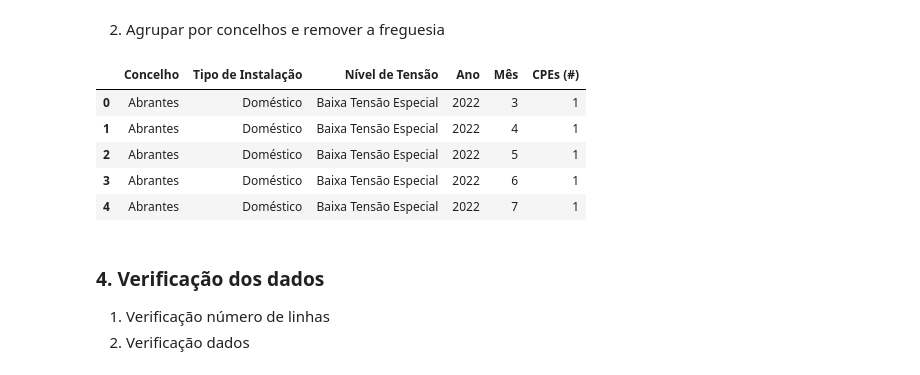
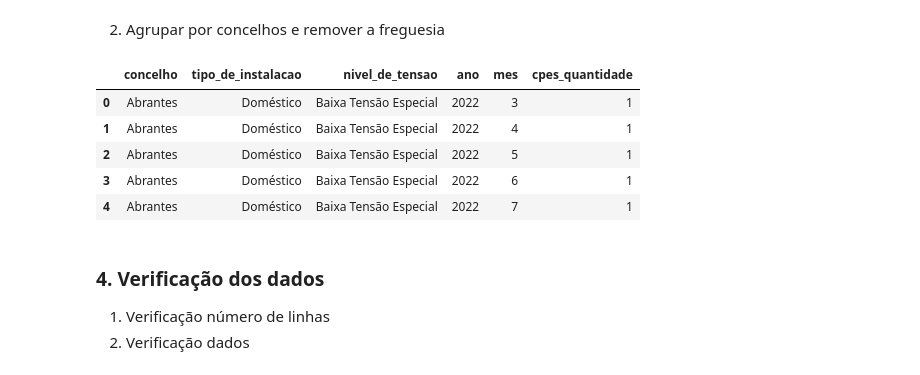
Before and after one commit to kreativermario/Projeto-DECD, a Jupyter notebook: notebooks/tratamento_20_caracterizacao_pes_contrato_ativo.ipynb, the cells around one changed output. Drawn from its saved outputs; the diff is of its cells as text; code cells hidden in the pictures.

```diff
--- a/notebooks/tratamento_20_caracterizacao_pes_contrato_ativo.ipynb
+++ b/notebooks/tratamento_20_caracterizacao_pes_contrato_ativo.ipynb
@@ -110,9 +110,10 @@ memory usage: 21.0+ MB
 # %%
 df_agrupado_caracterizacao = df_caracterizacao_pes.groupby(['Concelho', 'Tipo de Instalação','Nível de Tensão', 'Ano', 'Mês']).sum().reset_index()
 df_agrupado_caracterizacao.drop(columns=['Freguesia'], inplace=True)
+df_agrupado_caracterizacao.rename(columns={'Concelho': 'concelho', 'Tipo de Instalação':'tipo_de_instalacao', 'Nível de Tensão':'nivel_de_tensao', 'Ano':'ano', 'Mês':'mes', 'CPEs (#)':'cpes_quantidade'}, inplace=True)
 df_agrupado_caracterizacao.head()
 # %% [output]
-|  | Concelho | Tipo de Instalação | Nível de Tensão | Ano | Mês | CPEs (#) |
+|  | concelho | tipo_de_instalacao | nivel_de_tensao | ano | mes | cpes_quantidade |
 | 0 | Abrantes | Doméstico | Baixa Tensão Especial | 2022 | 3 | 1 |
 | 1 | Abrantes | Doméstico | Baixa Tensão Especial | 2022 | 4 | 1 |
 | 2 | Abrantes | Doméstico | Baixa Tensão Especial | 2022 | 5 | 1 |
```
Also changed, not shown: parts of 3 cells of this notebook, 3 other files.
